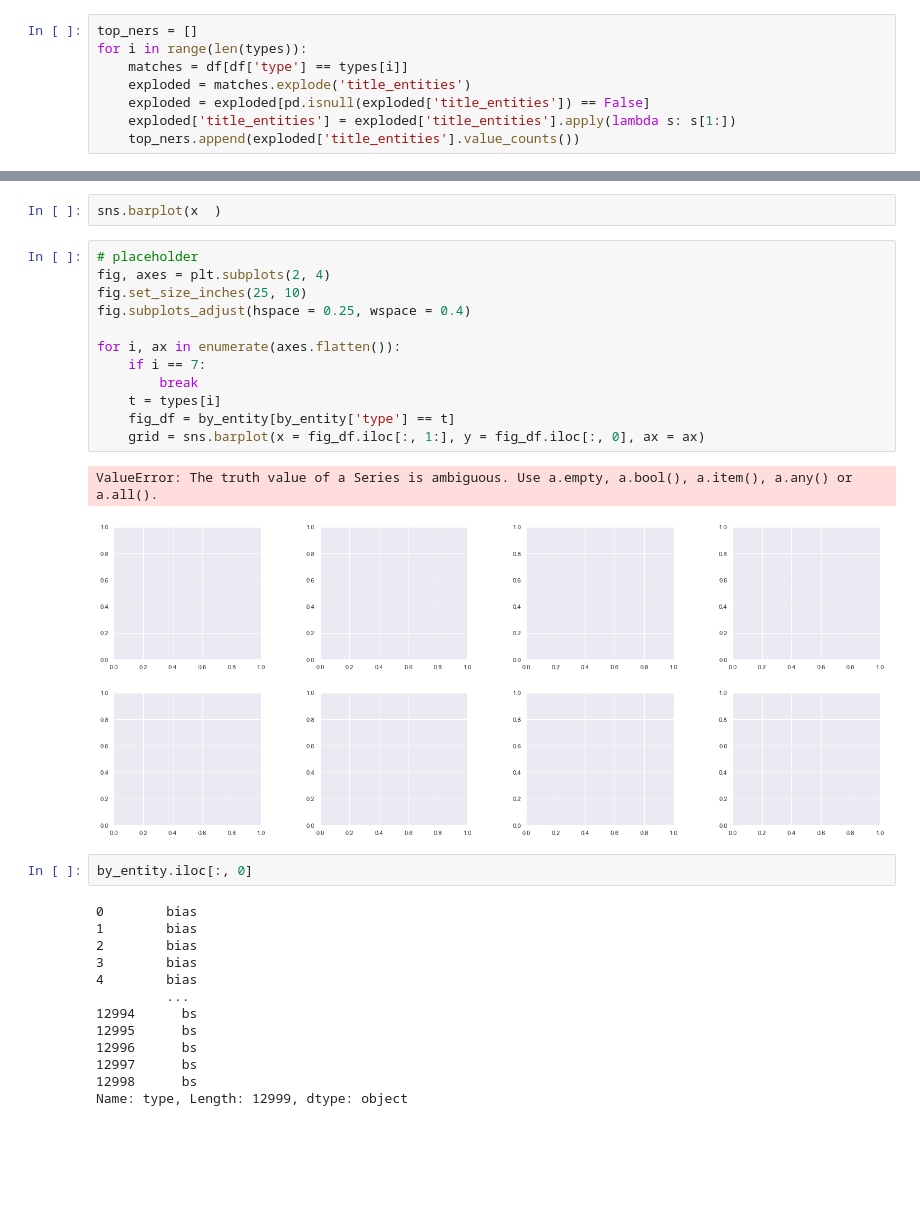
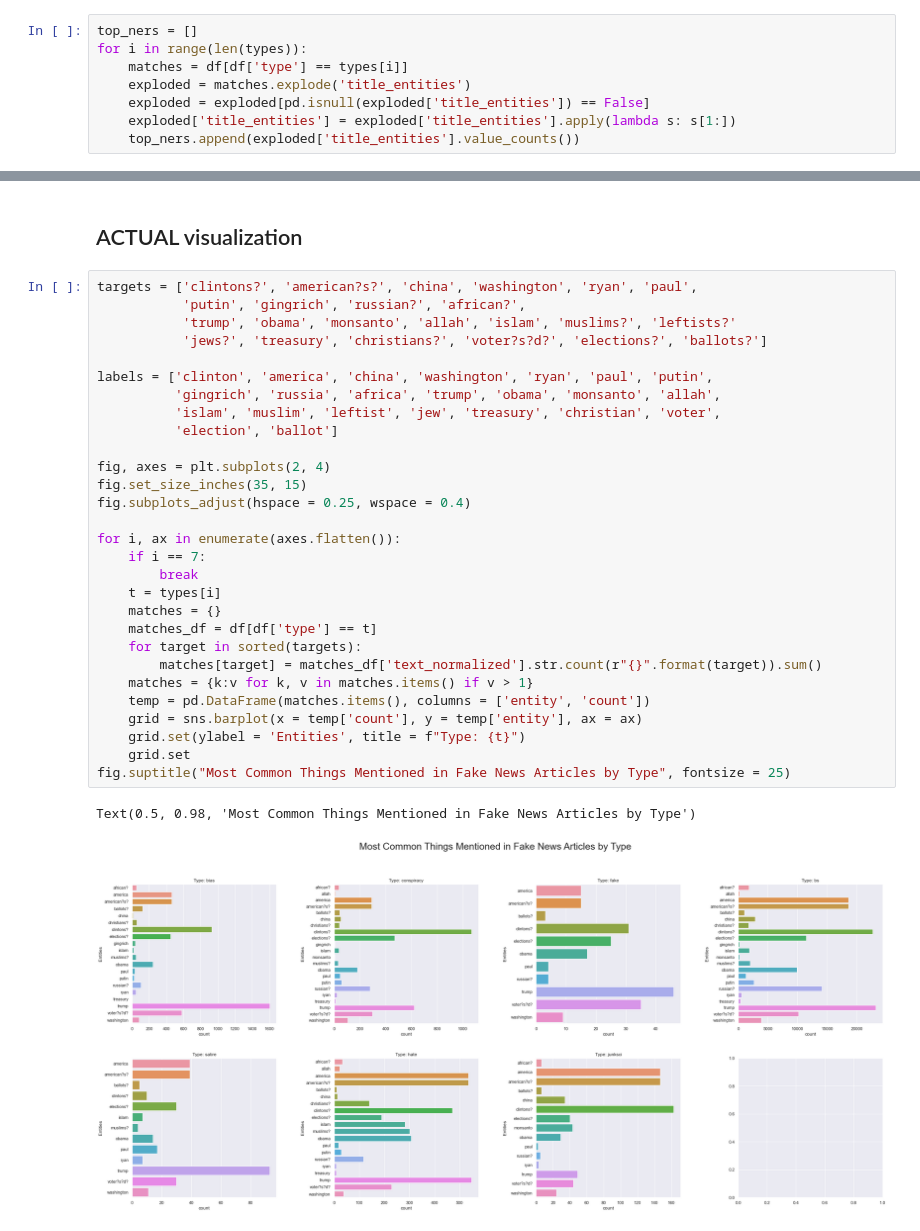
Before and after one commit to haleyej/ala_470_proj, a Jupyter notebook: viz.ipynb, the cells around one changed output, grey strips where cells are left out. Cells and saved outputs as stored; diff of their text form; blank space fills up the shorter version.

```diff
--- a/viz.ipynb
+++ b/viz.ipynb
@@ -275,32 +250,34 @@ fig_df
-# %%
-sns.barplot(x  )
-# %%
-# placeholder
-fig, axes = plt.subplots(2, 4)
-fig.set_size_inches(25, 10)
-fig.subplots_adjust(hspace = 0.25, wspace = 0.4)
-
-for i, ax in enumerate(axes.flatten()):
-    if i == 7:
-        break
-    t = types[i]
-    fig_df = by_entity[by_entity['type'] == t]
-    grid = sns.barplot(x = fig_df.iloc[:, 1:], y = fig_df.iloc[:, 0], ax = ax)
-# %% [output]
-ValueError: The truth value of a Series is ambiguous. Use a.empty, a.bool(), a.item(), a.any() or a.all().
-[figure, removed]
-# %%
-by_entity.iloc[:, 0]
-# %% [output]
-0        bias
-1        bias
-2        bias
-3        bias
-4        bias
-         ...
-12994      bs
-12995      bs
-12996      bs
-12997      bs
-12998      bs
-Name: type, Length: 12999, dtype: object
+# %% [markdown]
+<h2>ACTUAL visualization</h2>
+# %%
+targets = ['clintons?', 'american?s?', 'china', 'washington', 'ryan', 'paul',
+           'putin', 'gingrich', 'russian?', 'african?',
+           'trump', 'obama', 'monsanto', 'allah', 'islam', 'muslims?', 'leftists?'
+           'jews?', 'treasury', 'christians?', 'voter?s?d?', 'elections?', 'ballots?']
+
+labels = ['clinton', 'america', 'china', 'washington', 'ryan', 'paul', 'putin',
+          'gingrich', 'russia', 'africa', 'trump', 'obama', 'monsanto', 'allah',
+          'islam', 'muslim', 'leftist', 'jew', 'treasury', 'christian', 'voter',
+          'election', 'ballot']
+
+fig, axes = plt.subplots(2, 4)
+fig.set_size_inches(35, 15)
+fig.subplots_adjust(hspace = 0.25, wspace = 0.4)
+
+for i, ax in enumerate(axes.flatten()):
+    if i == 7:
+        break
+    t = types[i]
+    matches = {}
+    matches_df = df[df['type'] == t]
+    for target in sorted(targets):
+        matches[target] = matches_df['text_normalized'].str.count(r"{}".format(target)).sum()
+    matches = {k:v for k, v in matches.items() if v > 1}
+    temp = pd.DataFrame(matches.items(), columns = ['entity', 'count'])
+    grid = sns.barplot(x = temp['count'], y = temp['entity'], ax = ax)
+    grid.set(ylabel = 'Entities', title = f"Type: {t}")
+    grid.set
+fig.suptitle("Most Common Things Mentioned in Fake News Articles by Type", fontsize = 25)
+# %% [output]
+Text(0.5, 0.98, 'Most Common Things Mentioned in Fake News Articles by Type')
+[figure, added]
```
Also changed, not shown: parts of 13 cells of this notebook.
